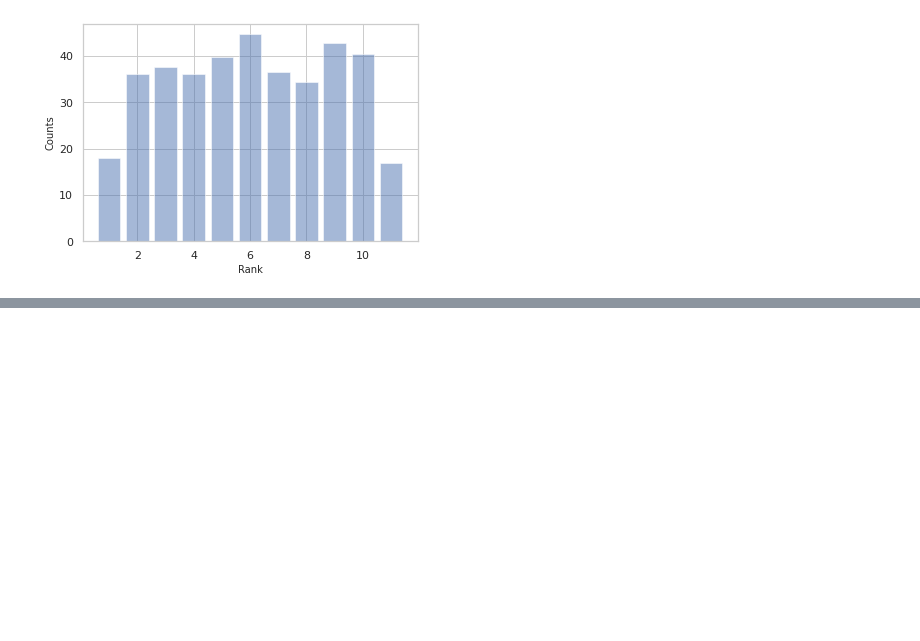
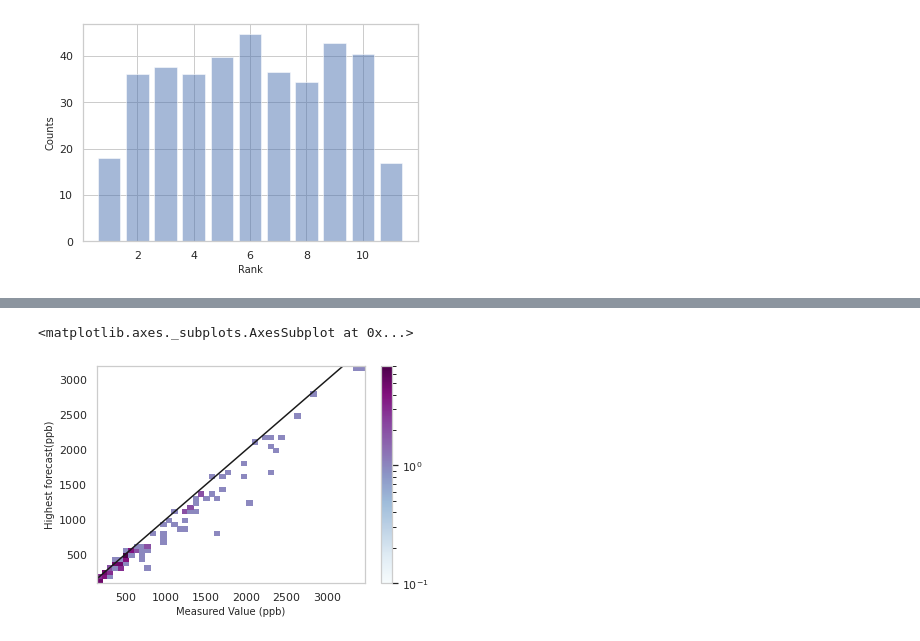
Before and after one commit to jvivar2383/NOAA_PBLH, a Jupyter notebook: Notebooks/VmixFilesHREF.ipynb, the cells around one changed output, grey strips where cells are left out. Cells and saved outputs as stored; diff of their text form; code cells hidden in the pictures; blank space fills up the shorter version.

```diff
--- a/Notebooks/VmixFilesHREF.ipynb
+++ b/Notebooks/VmixFilesHREF.ipynb
@@ -133,0 +284,5 @@ test.plotrank()
+# %%
+test.check1()
+# %% [output]
+<matplotlib.axes._subplots.AxesSubplot at 0x...>
+[figure, added]
```
Also changed, not shown: parts of 20 cells of this notebook.
